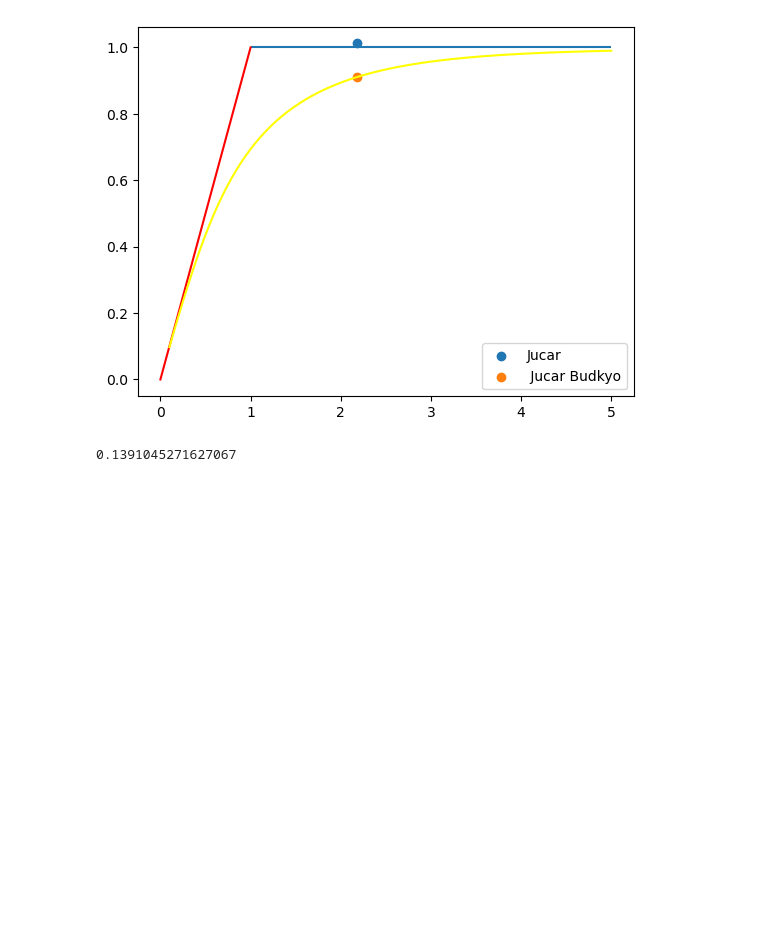
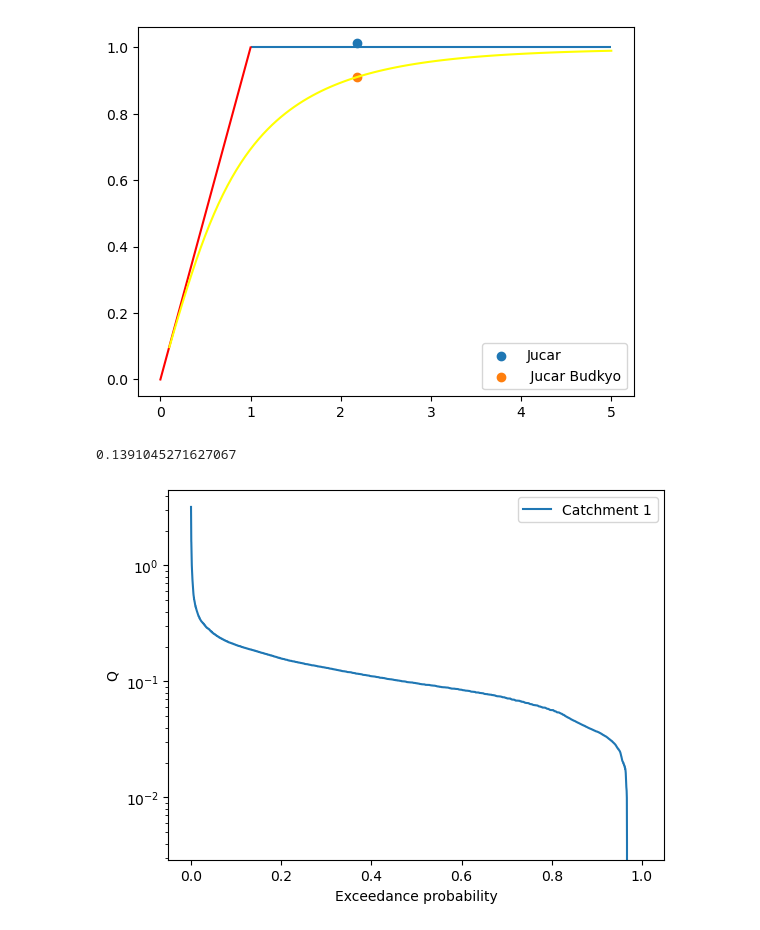
Before and after one commit to mmarrocolo/JUCARbasin, a Jupyter notebook: Exercise 1 Processes/Water Balance 2.ipynb, the cells around one changed output. Drawn from its saved outputs; the diff is of its cells as text; code cells hidden in the pictures; blank space fills up the shorter version.

```diff
--- a/Exercise 1 Processes/Water Balance 2.ipynb
+++ b/Exercise 1 Processes/Water Balance 2.ipynb
@@ -143,3 +143,16 @@ print(Water_balance_C1)
 #print(Water_balance_C3)
 # %% [output]
 0.1391045271627067
+# %%
+sorted_Q = dfQ['Q'].sort_values(ascending=False)
+rank1 = np.arange(len(sorted_Q))+1
+ecdf1 = rank1 / (len(sorted_Q)+1)
+
+
+plt.plot(ecdf1, sorted_Q, label='Catchment 1')
+plt.xlabel('Exceedance probability')
+plt.ylabel('Q')
+plt.legend()
+plt.yscale('log')
+# %% [output]
+[figure, added]
```
Also changed, not shown: parts of 1 cell of this notebook.
